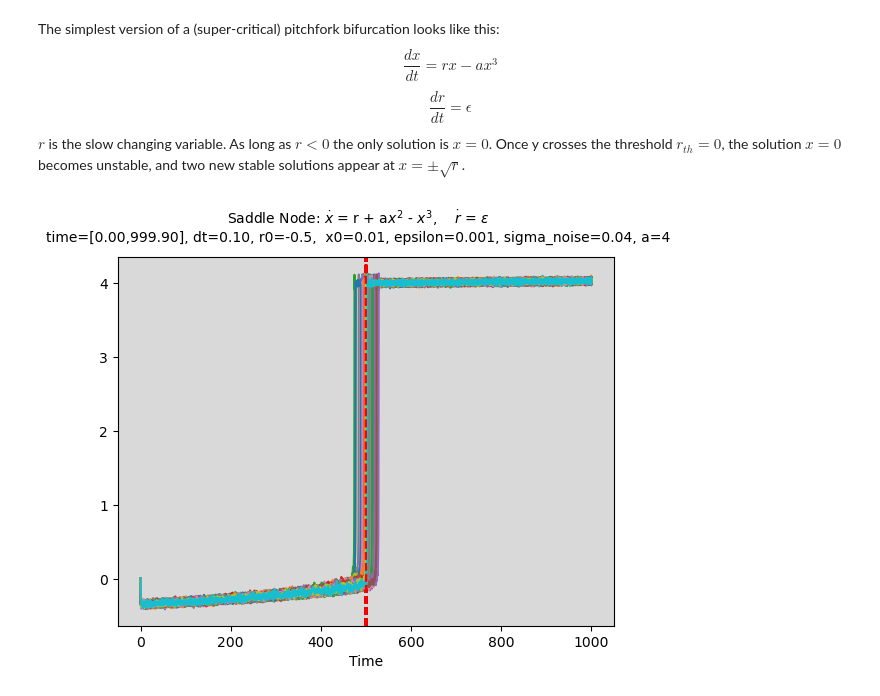
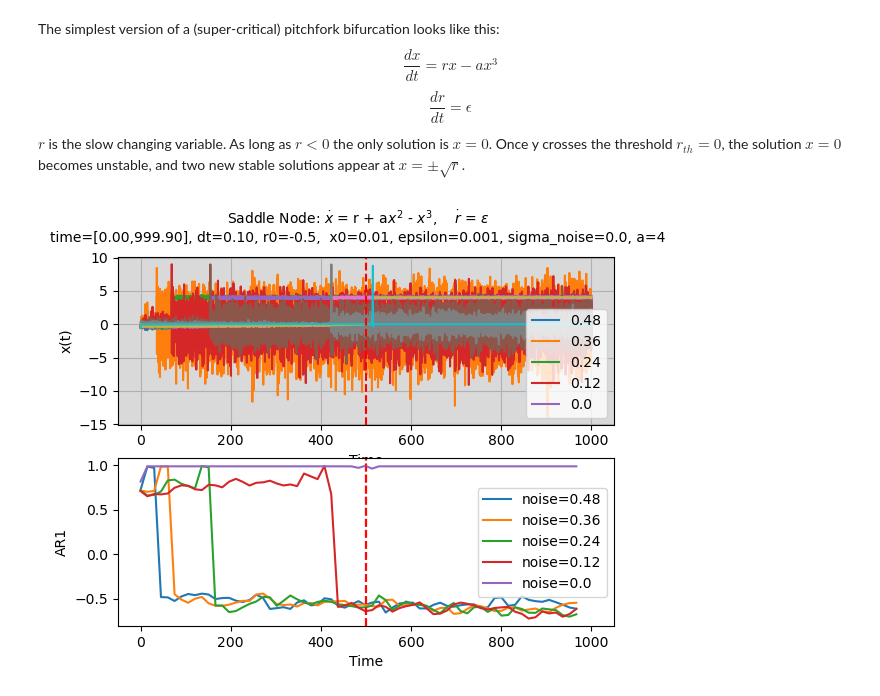
Before and after one commit to barrackHa/differential_equations, a Jupyter notebook: ews_analysis/sd_ews.ipynb, the cells around one changed output. Drawn from its saved outputs; the diff is of its cells as text; code cells hidden in the pictures.

```diff
--- a/ews_analysis/sd_ews.ipynb
+++ b/ews_analysis/sd_ews.ipynb
@@ -93,7 +95,7 @@ def plot_roots_of_pitchfork(ax, results):
 # Single run of run_bif_sim_and_plot
 
 fig, axs = plt.subplots(1,1)
-time = np.arange(0, 4, 0.00001)
+time = np.arange(0, 4, 0.1)
 r0 = -1
 x0 = 0.1
 a = 25
@@ -102,7 +104,7 @@ sigma = 0.5
 
 ttl = r"Pitchfork: $\dot{x}$ = rx - $ax^3$,    $\dot{r}$ = $\epsilon$" + "\n"
 
-fig, axs, t_star, results, derivatives = run_bif_sim_and_plot(
-    fig, axs, dSdt, time, r0, x0, epsilon, sigma_noise=sigma, a=a, ttl=ttl
-)
+# fig, axs, t_star, results, derivatives = run_bif_sim_and_plot(
+#     fig, axs, dSdt, time, r0, x0, epsilon, sigma_noise=sigma, a=a, ttl=ttl
+# )
 # %% [output]
@@ -110,16 +112,16 @@ fig, axs, t_star, results, derivatives = run_bif_sim_and_plot(
 # %%
 # fig, axs = plt.subplots(1,1)
-time = np.arange(0, 5, 0.00001)
+time = np.arange(0, 4, 0.1)
 r0 = -1
 x0 = 0.1
 a = 25
 epsilon = 1.5
-sigma = 0.5
+sigma = 0 # 0.5
 
-for i in range(6):
+for i in range(3):
     fig, axs, t_star, results, derivatives = run_bif_sim_and_plot(
     fig, axs, dSdt, time, r0, x0, epsilon, sigma_noise=sigma, a=a, ttl=ttl
-)
+ )
 # %%
 plot_roots_of_pitchfork(axs[0], results)
 plt.show()
@@ -208,39 +210,73 @@ offset = ews_offset = 3001
 #     alpha=0.5, label='x=0'
 # )
 # %%
+def plot_ar1s(ax, time, results, noise):
+    # ews_fig, ews_axs = plt.subplots(2,1)
+
+    win_size = ews_win_size = 301
+    offset = ews_offset = win_size//2 + 1
+    lag = 1
+
+    block_idxs_sd, ar1s_sd, decays_sd, vars_sd = get_ews(
+        time, results[:,0], win_size=win_size, offset=offset, lag=lag
+    )
+
+    # Plot AR1s
+    ax.plot(time[block_idxs_sd[:len(ar1s_sd)]], ar1s_sd, label=f'noise={noise}')
+    ax.axvline(
+        t_star, color='r', linestyle='--',
+        alpha=0.5
+    )
+    ax.set_ylabel(f'AR{lag}')
+
+    # ttl = r'Saddle-Node Bifurcation: $\dot{x}$ = r + a$x^2$ - $x^3$,    $\dot{r}$ = $\epsilon$'
+    # ews_fig.suptitle(ttl, fontsize=16)
+    ax.legend()
+
 def sd_model(t, S, epsilon, a):
     x, y = S
     try:
         shaper = np.ones_like(y)
     except:
         try:
             shaper = np.ones(len(y))
         except:
             shaper = 1
 
     return [
         y + a*x**2 - x**3,
         epsilon * shaper
     ]
 
 
-fig_sd, axs_sd = plt.subplots(1,1)
+# fig_sd, axs_sd = plt.subplots(1,1)
+fig_sd, axs_sd = plt.subplots(2,1)
+axs_sd[0].sharex(axs_sd[1])
 time = np.arange(0, 1000, 0.1)
 r0 = -0.5
 x0 = 0.01
 a = 4 #
 epsilon = 0.001
 sigma = 0.04 #
 
 ttl = r"Saddle Node: $\dot{x}$ = r + a$x^2$ - $x^3$,    $\dot{r}$ = $\epsilon$" + "\n"
 
-for i in range(100):
+tmp_lgd = []
+for i in range(1,6):
+    noise = sigma*3*(5-i)
     fig_sd, axs_sd, t_star, results, derivatives = run_bif_sim_and_plot(
-    fig_sd, axs_sd, sd_model, time, r0, x0, epsilon, sigma_noise=sigma, a=a, ttl=ttl
-)
+    fig_sd, axs_sd, sd_model, time, r0, x0, epsilon, sigma_noise=noise, a=a, ttl=ttl
+    )
+    tmp_lgd.append(f'{noise}')
+    plot_ar1s(axs_sd[1], time, results, noise)
+
+axs_sd[0].legend(tmp_lgd, loc='lower right')
+axs_sd[0].set_ylabel('x(t)')
+axs_sd[0].axvline(t_star, c='r', ls='--')
+axs_sd[1].set_xlabel('Time')
 plt.show()
 
-np.savez('tmp_figs/sd_bif_sim.npz', time=time, results=results, derivatives=derivatives)
+# np.savez('tmp_figs/sd_bif_sim.npz', time=time, results=results, derivatives=derivatives)
 # %% [output]
-[figure, old version]
+[figure, new version]
 # %%
```
Also changed, not shown: parts of 6 cells of this notebook, 4 other files.
